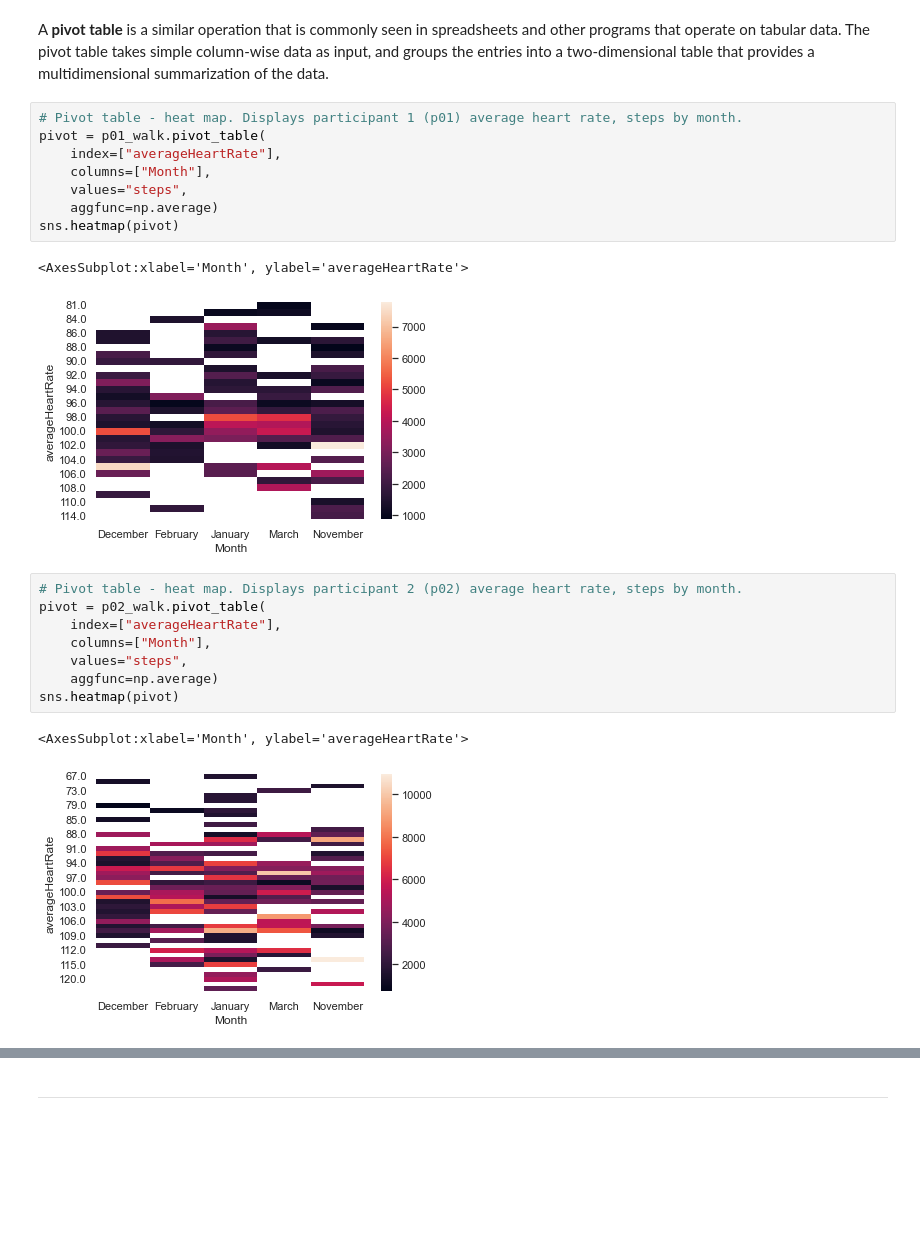
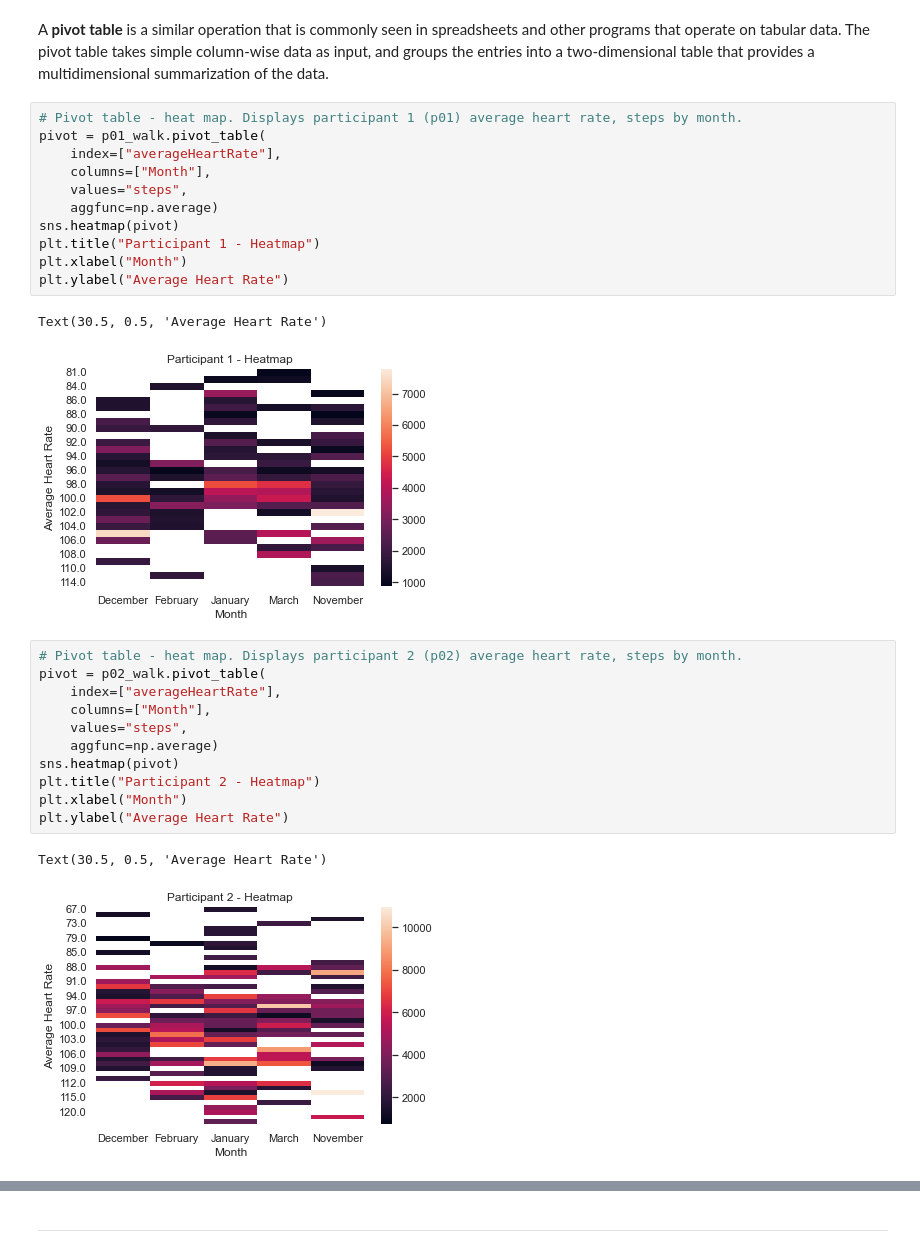
Before and after one commit to KimBug29/Health_Fitness, a Jupyter notebook: fitness.ipynb, the cells around one changed output, grey strips where cells are left out. Cells and saved outputs as stored; diff of their text form; blank space fills up the shorter version.

Commit message:
Data Visualization Style edits

```diff
--- a/fitness.ipynb
+++ b/fitness.ipynb
@@ -399,14 +435,17 @@ A <b>pivot table</b> is a similar operation that is commonly seen in spreadsheet
 # %%
 # Pivot table - heat map. Displays participant 1 (p01) average heart rate, steps by month.
 pivot = p01_walk.pivot_table(
     index=["averageHeartRate"],
     columns=["Month"],
     values="steps",
     aggfunc=np.average)
 sns.heatmap(pivot)
+plt.title("Participant 1 - Heatmap")
+plt.xlabel("Month")
+plt.ylabel("Average Heart Rate")
 # %% [output]
-<AxesSubplot:xlabel='Month', ylabel='averageHeartRate'>
+Text(30.5, 0.5, 'Average Heart Rate')
-[figure, old version]
+[figure, new version]
 # %%
 # Pivot table - heat map. Displays participant 2 (p02) average heart rate, steps by month.
 pivot = p02_walk.pivot_table(
@@ -415,9 +454,12 @@ pivot = p02_walk.pivot_table(
     values="steps",
     aggfunc=np.average)
 sns.heatmap(pivot)
+plt.title("Participant 2 - Heatmap")
+plt.xlabel("Month")
+plt.ylabel("Average Heart Rate")
 # %% [output]
-<AxesSubplot:xlabel='Month', ylabel='averageHeartRate'>
+Text(30.5, 0.5, 'Average Heart Rate')
-[figure, old version]
+[figure, new version]
 # %%
 # Pivot table - heat map. Displays both participants average heart rate, steps by month.
 pivot = Participant_info.pivot_table(
```
Also changed, not shown: parts of 13 cells of this notebook.
